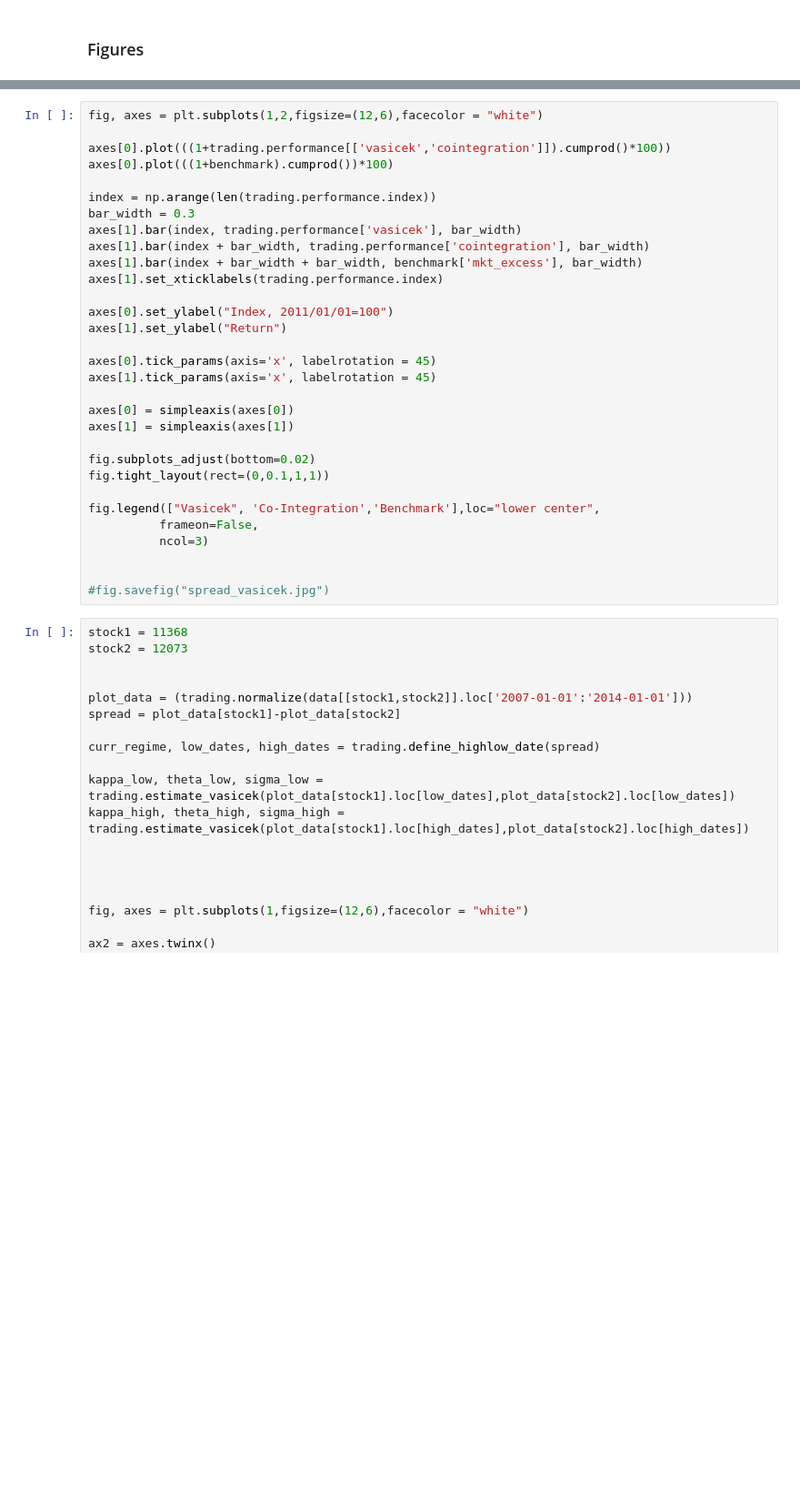
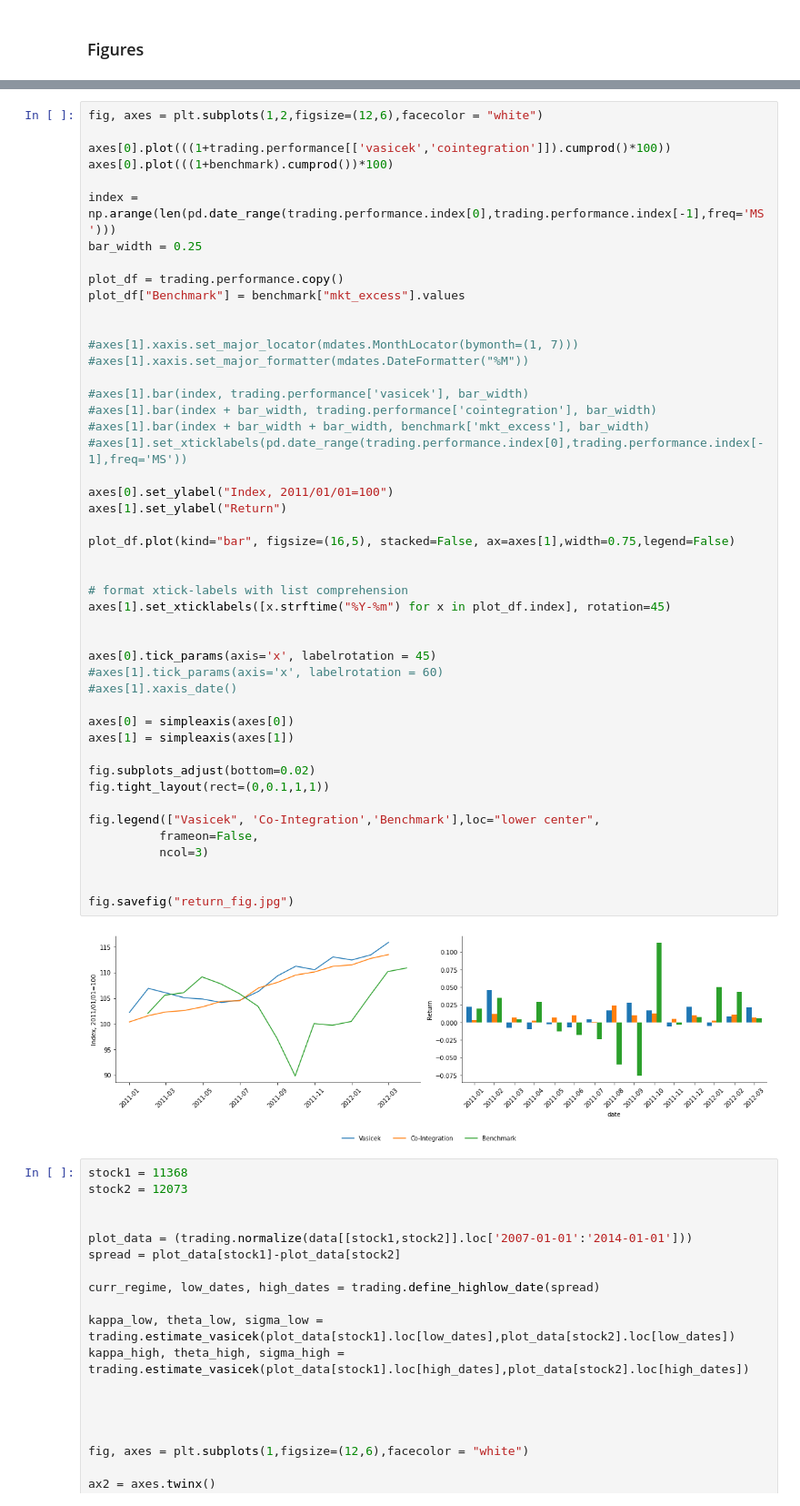
Before and after one commit to Fin-san/TopicsInFinancialEconometrics2022, a Jupyter notebook: main.ipynb, the cells around one changed output, grey strips where cells are left out. Shown at 91% size. Saved outputs shown, nothing was run; the diff lists cells and outputs as text; blank space fills up the shorter version.

```diff
--- a/main.ipynb
+++ b/main.ipynb
@@ -739,34 +776,52 @@ def simpleaxis(ax):
 # %%
 fig, axes = plt.subplots(1,2,figsize=(12,6),facecolor = "white")
 
 axes[0].plot(((1+trading.performance[['vasicek','cointegration']]).cumprod()*100))
 axes[0].plot(((1+benchmark).cumprod())*100)
 
-index = np.arange(len(trading.performance.index))
-bar_width = 0.3
-axes[1].bar(index, trading.performance['vasicek'], bar_width)
-axes[1].bar(index + bar_width, trading.performance['cointegration'], bar_width)
-axes[1].bar(index + bar_width + bar_width, benchmark['mkt_excess'], bar_width)
-axes[1].set_xticklabels(trading.performance.index)
+index = np.arange(len(pd.date_range(trading.performance.index[0],trading.performance.index[-1],freq='MS')))
+bar_width = 0.25
+
+plot_df = trading.performance.copy()
+plot_df["Benchmark"] = benchmark["mkt_excess"].values
+
+
+#axes[1].xaxis.set_major_locator(mdates.MonthLocator(bymonth=(1, 7)))
+#axes[1].xaxis.set_major_formatter(mdates.DateFormatter("%M"))
+
+#axes[1].bar(index, trading.performance['vasicek'], bar_width)
+#axes[1].bar(index + bar_width, trading.performance['cointegration'], bar_width)
+#axes[1].bar(index + bar_width + bar_width, benchmark['mkt_excess'], bar_width)
+#axes[1].set_xticklabels(pd.date_range(trading.performance.index[0],trading.performance.index[-1],freq='MS'))
 
 axes[0].set_ylabel("Index, 2011/01/01=100")
 axes[1].set_ylabel("Return")
 
+plot_df.plot(kind="bar", figsize=(16,5), stacked=False, ax=axes[1],width=0.75,legend=False)
+
+
+# format xtick-labels with list comprehension
+axes[1].set_xticklabels([x.strftime("%Y-%m") for x in plot_df.index], rotation=45)
+
+
 axes[0].tick_params(axis='x', labelrotation = 45)
-axes[1].tick_params(axis='x', labelrotation = 45)
+#axes[1].tick_params(axis='x', labelrotation = 60)
+#axes[1].xaxis_date()
 
 axes[0] = simpleaxis(axes[0])
 axes[1] = simpleaxis(axes[1])
 
 fig.subplots_adjust(bottom=0.02)
 fig.tight_layout(rect=(0,0.1,1,1))
 
 fig.legend(["Vasicek", 'Co-Integration','Benchmark'],loc="lower center",
           frameon=False,
           ncol=3)
 
 
-#fig.savefig("spread_vasicek.jpg")
+fig.savefig("return_fig.jpg")
+# %% [output]
+[figure, added]
 # %%
 stock1 = 11368
 stock2 = 12073
```
Also changed, not shown: parts of 6 cells of this notebook.
